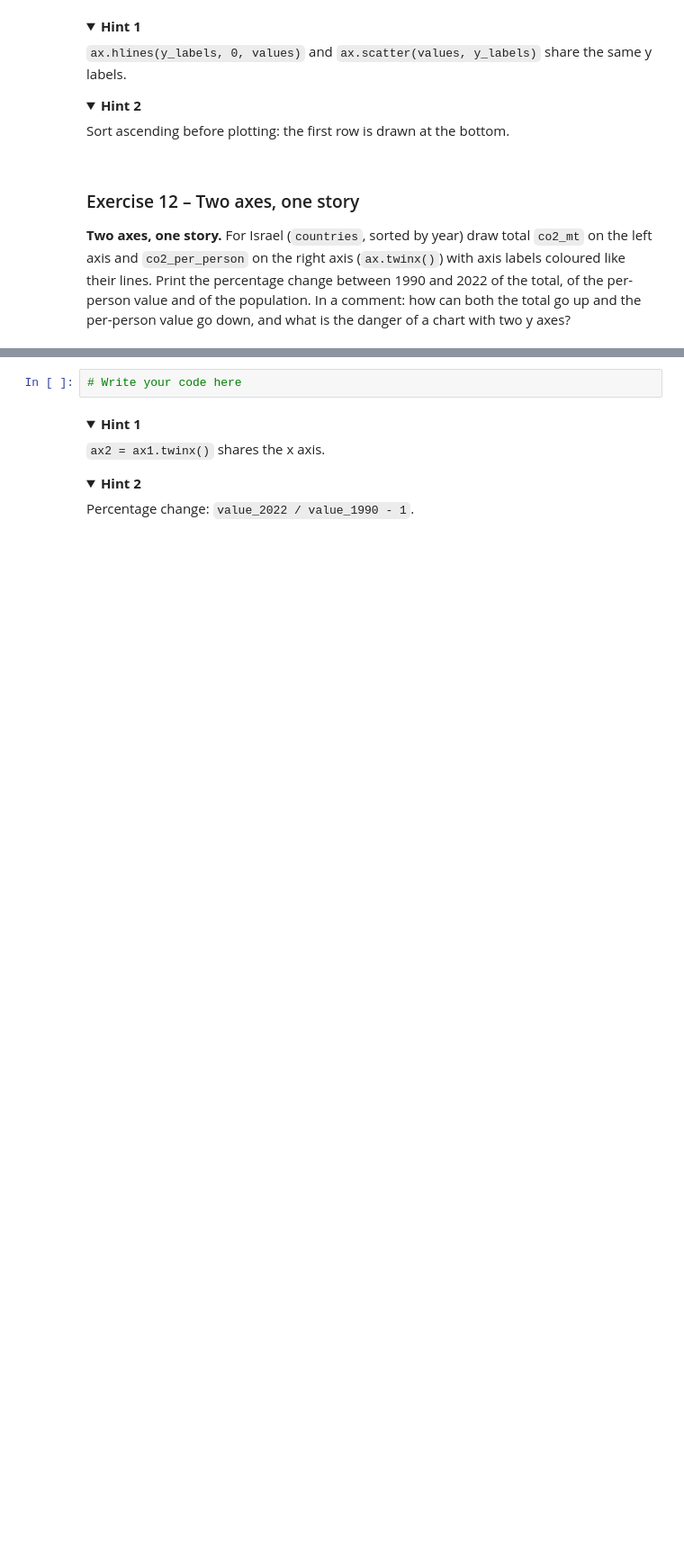
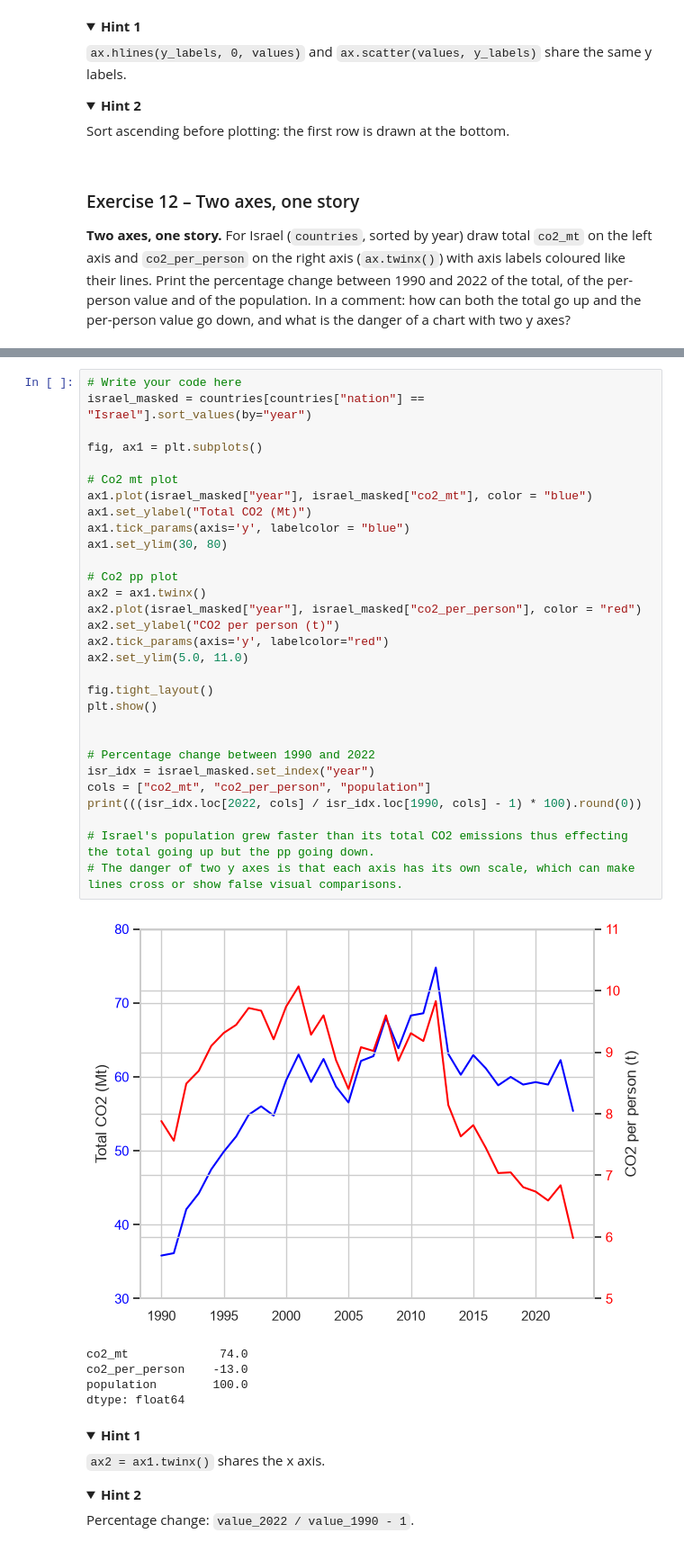
Before and after one commit to OrangeBoop/Lab02, a Jupyter notebook: Lab3/Lab3-Persky Idan 215548512 , Golan Amir 216264333.ipynb, the cells around one changed output, grey strips where cells are left out. Shown at 90% size. Cells and saved outputs as stored; diff of their text form; folded sections open; blank space fills up the shorter version.

```diff
--- a/Lab3/Lab3-Persky Idan 215548512 , Golan Amir 216264333.ipynb
+++ b/Lab3/Lab3-Persky Idan 215548512 , Golan Amir 216264333.ipynb
@@ -688,5 +709,39 @@ In a comment: how can both the total go up and the per-person value go down, and
 # %%
 # Write your code here
+israel_masked = countries[countries["nation"] == "Israel"].sort_values(by="year")
+
+fig, ax1 = plt.subplots()
+
+# Co2 mt plot
+ax1.plot(israel_masked["year"], israel_masked["co2_mt"], color = "blue")
+ax1.set_ylabel("Total CO2 (Mt)")
+ax1.tick_params(axis='y', labelcolor = "blue")
+ax1.set_ylim(30, 80)
+
+# Co2 pp plot
+ax2 = ax1.twinx()
+ax2.plot(israel_masked["year"], israel_masked["co2_per_person"], color = "red")
+ax2.set_ylabel("CO2 per person (t)")
+ax2.tick_params(axis='y', labelcolor="red")
+ax2.set_ylim(5.0, 11.0)
+
+fig.tight_layout()
+plt.show()
+
+
+# Percentage change between 1990 and 2022
+isr_idx = israel_masked.set_index("year")
+cols = ["co2_mt", "co2_per_person", "population"]
+print(((isr_idx.loc[2022, cols] / isr_idx.loc[1990, cols] - 1) * 100).round(0))
+
+# Israel's population grew faster than its total CO2 emissions thus effecting the total going up but the pp going down.
+# The danger of two y axes is that each axis has its own scale, which can make lines cross or show false visual comparisons.
+# %% [output]
+[figure, added]
+co2_mt             74.0
+co2_per_person    -13.0
+population        100.0
+dtype: float64
 # %% [markdown]
 <details><summary><b>Hint 1</b></summary>
 
```
Also changed, not shown: parts of 2 cells of this notebook.
